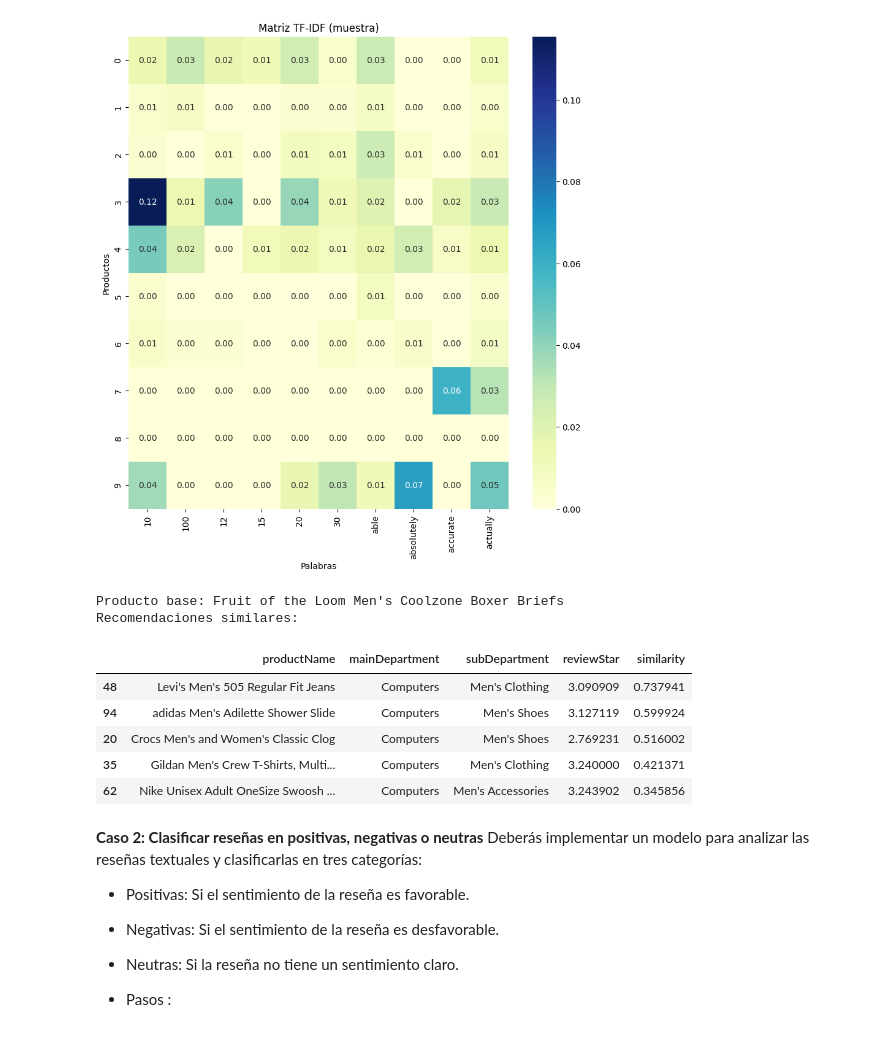
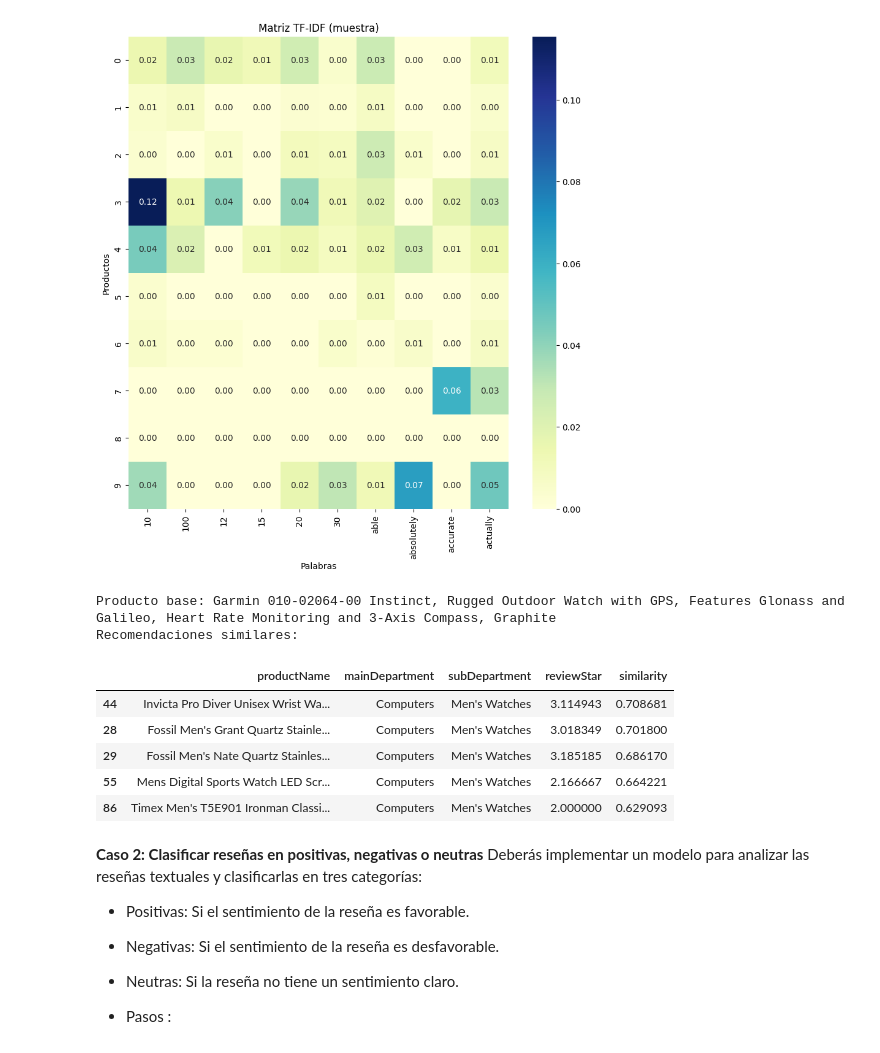
Before and after one commit to SrAlcast/11.2.Procesamiento_lenguaje_natural, a Jupyter notebook: notebooks/laboratorio NLP.ipynb, the cells around one changed output. Cells and saved outputs as stored; diff of their text form; code cells hidden in the pictures.

```diff
--- a/notebooks/laboratorio NLP.ipynb
+++ b/notebooks/laboratorio NLP.ipynb
@@ -215,24 +215,24 @@ def recommend_products_efficient(product_name, tfidf_matrix, data, top_n=5):
     return recommendations
 # %%
 # Seleccionar un producto de ejemplo
-example_product = data['productName'].iloc[30]
+example_product = data['productName'].iloc[33]
 
 # Generar recomendaciones
 recommendations = recommend_products_efficient(example_product, tfidf_matrix, data)
 
 # Mostrar resultados
 print(f"Producto base: {example_product}")
 print("Recomendaciones similares:")
 display(recommendations)
 # %% [output]
-Producto base: Fruit of the Loom Men's Coolzone Boxer Briefs
+Producto base: Garmin 010-02064-00 Instinct, Rugged Outdoor Watch with GPS, Features Glonass and Galileo, Heart Rate Monitoring and 3-Axis Compass, Graphite
 Recomendaciones similares:
 |  | productName | mainDepartment | subDepartment | reviewStar | similarity |
-| 48 | Levi's Men's 505 Regular Fit Jeans | Computers | Men's Clothing | 3.090909 | 0.737941 |
-| 94 | adidas Men's Adilette Shower Slide | Computers | Men's Shoes | 3.127119 | 0.599924 |
-| 20 | Crocs Men's and Women's Classic Clog | Computers | Men's Shoes | 2.769231 | 0.516002 |
-| 35 | Gildan Men's Crew T-Shirts, Multi... | Computers | Men's Clothing | 3.240000 | 0.421371 |
-| 62 | Nike Unisex Adult OneSize Swoosh ... | Computers | Men's Accessories | 3.243902 | 0.345856 |
+| 44 | Invicta Pro Diver Unisex Wrist Wa... | Computers | Men's Watches | 3.114943 | 0.708681 |
+| 28 | Fossil Men's Grant Quartz Stainle... | Computers | Men's Watches | 3.018349 | 0.701800 |
+| 29 | Fossil Men's Nate Quartz Stainles... | Computers | Men's Watches | 3.185185 | 0.686170 |
+| 55 | Mens Digital Sports Watch LED Scr... | Computers | Men's Watches | 2.166667 | 0.664221 |
+| 86 | Timex Men's T5E901 Ironman Classi... | Computers | Men's Watches | 2.000000 | 0.629093 |
 # %% [markdown]
 **Caso 2: Clasificar reseñas en positivas, negativas o neutras** Deberás implementar un modelo para analizar las reseñas textuales y clasificarlas en tres categorías:
 
```
Also changed, not shown: parts of 1 cell of this notebook.
